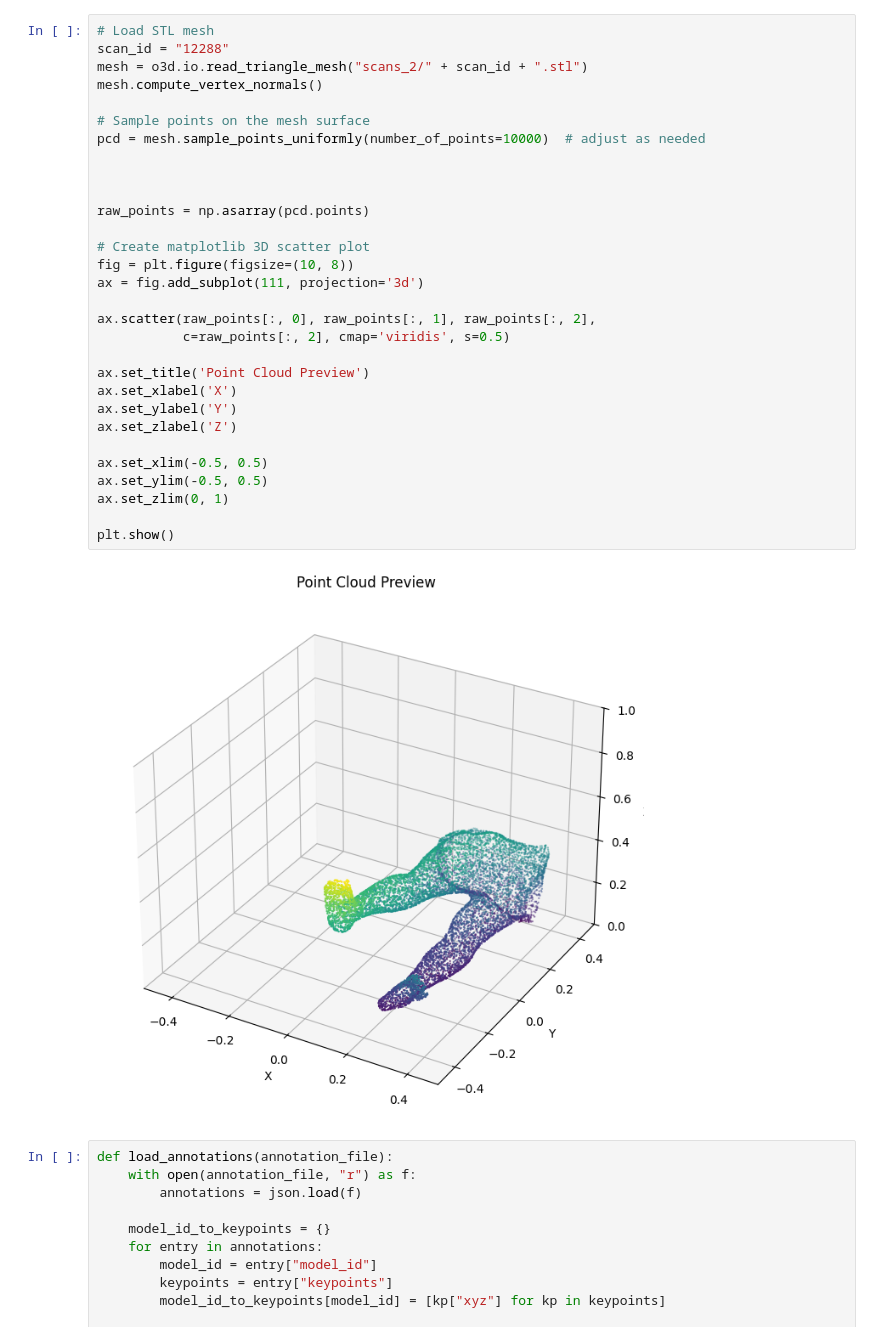
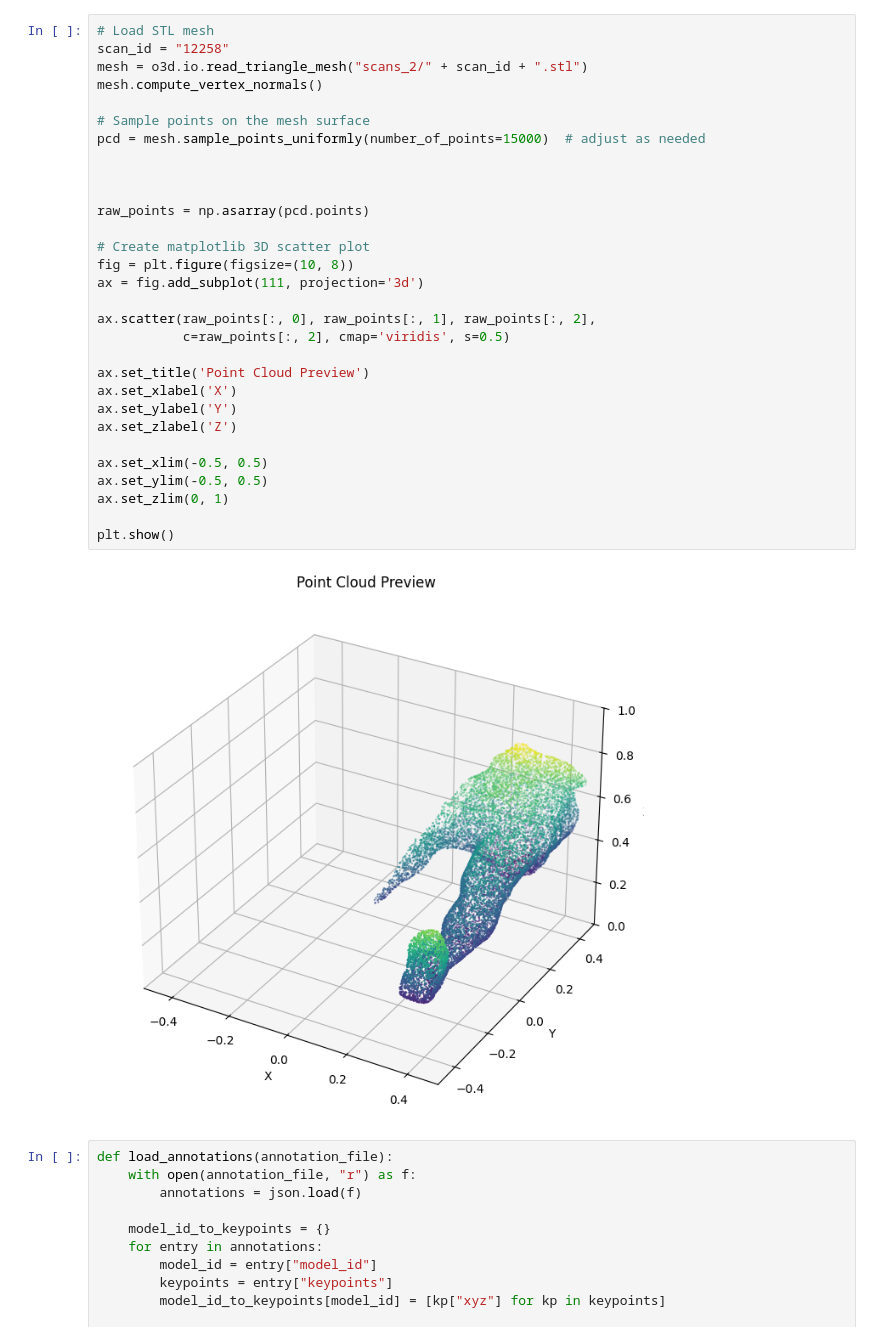
Before and after one commit to StevenZev/MLP-Mesh-Keypoint-Inference, a Jupyter notebook: mesh_filtering.ipynb, the cells around one changed output. Saved outputs shown, nothing was run; the diff lists cells and outputs as text.

```diff
--- a/mesh_filtering.ipynb
+++ b/mesh_filtering.ipynb
@@ -6,35 +10,35 @@ import json
 # %%
 # Load STL mesh
-scan_id = "12288"
+scan_id = "12258"
 mesh = o3d.io.read_triangle_mesh("scans_2/" + scan_id + ".stl")
 mesh.compute_vertex_normals()
 
 # Sample points on the mesh surface
-pcd = mesh.sample_points_uniformly(number_of_points=10000)  # adjust as needed
+pcd = mesh.sample_points_uniformly(number_of_points=15000)  # adjust as needed
 
 
 
 raw_points = np.asarray(pcd.points)
 
 # Create matplotlib 3D scatter plot
 fig = plt.figure(figsize=(10, 8))
 ax = fig.add_subplot(111, projection='3d')
 
 ax.scatter(raw_points[:, 0], raw_points[:, 1], raw_points[:, 2],
            c=raw_points[:, 2], cmap='viridis', s=0.5)
 
 ax.set_title('Point Cloud Preview')
 ax.set_xlabel('X')
 ax.set_ylabel('Y')
 ax.set_zlabel('Z')
 
 ax.set_xlim(-0.5, 0.5)
 ax.set_ylim(-0.5, 0.5)
 ax.set_zlim(0, 1)
 
 plt.show()
 # %% [output]
-[figure, old version]
+[figure, new version]
 # %%
 def load_annotations(annotation_file):
     with open(annotation_file, "r") as f:
```
Also changed, not shown: parts of 4 cells of this notebook, 16 other files.
